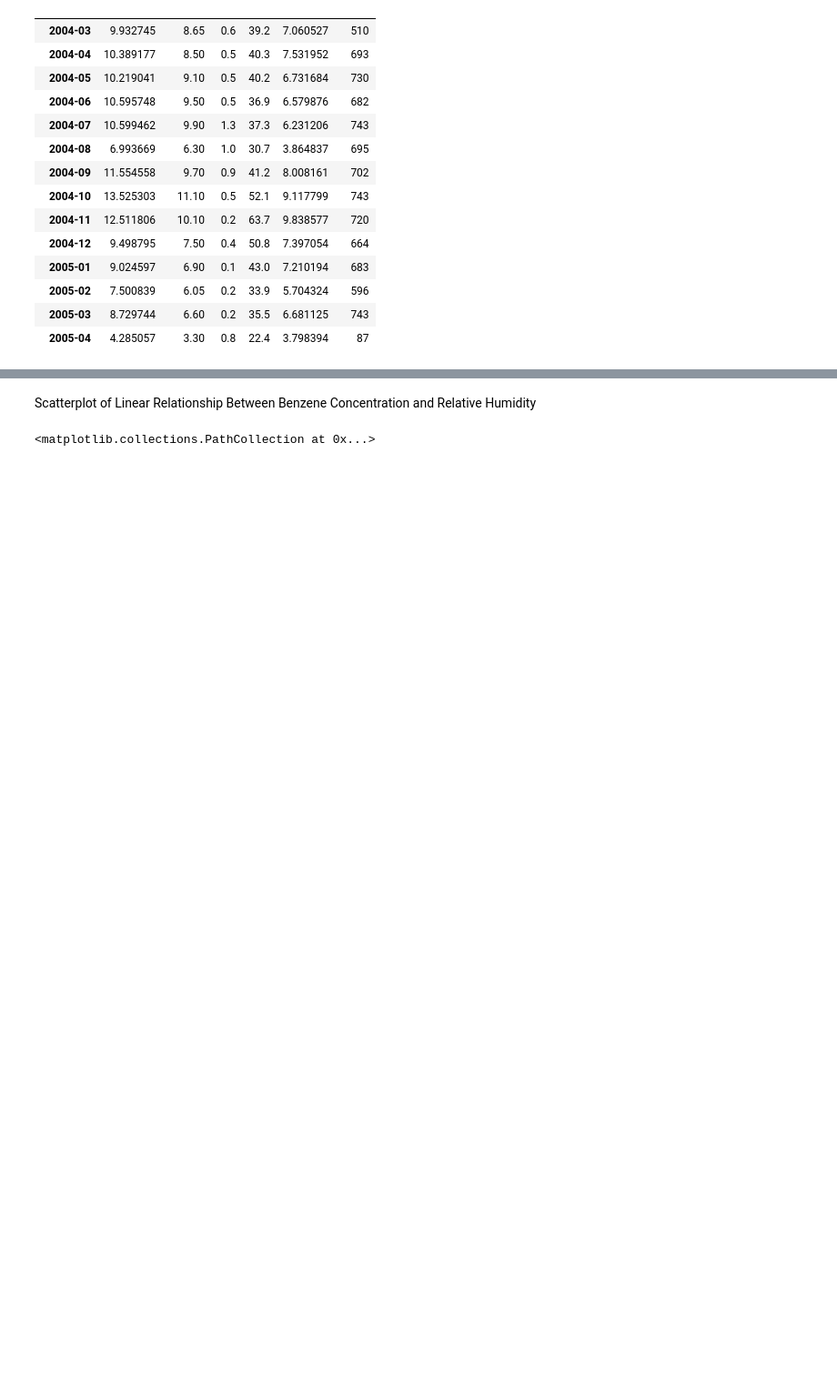
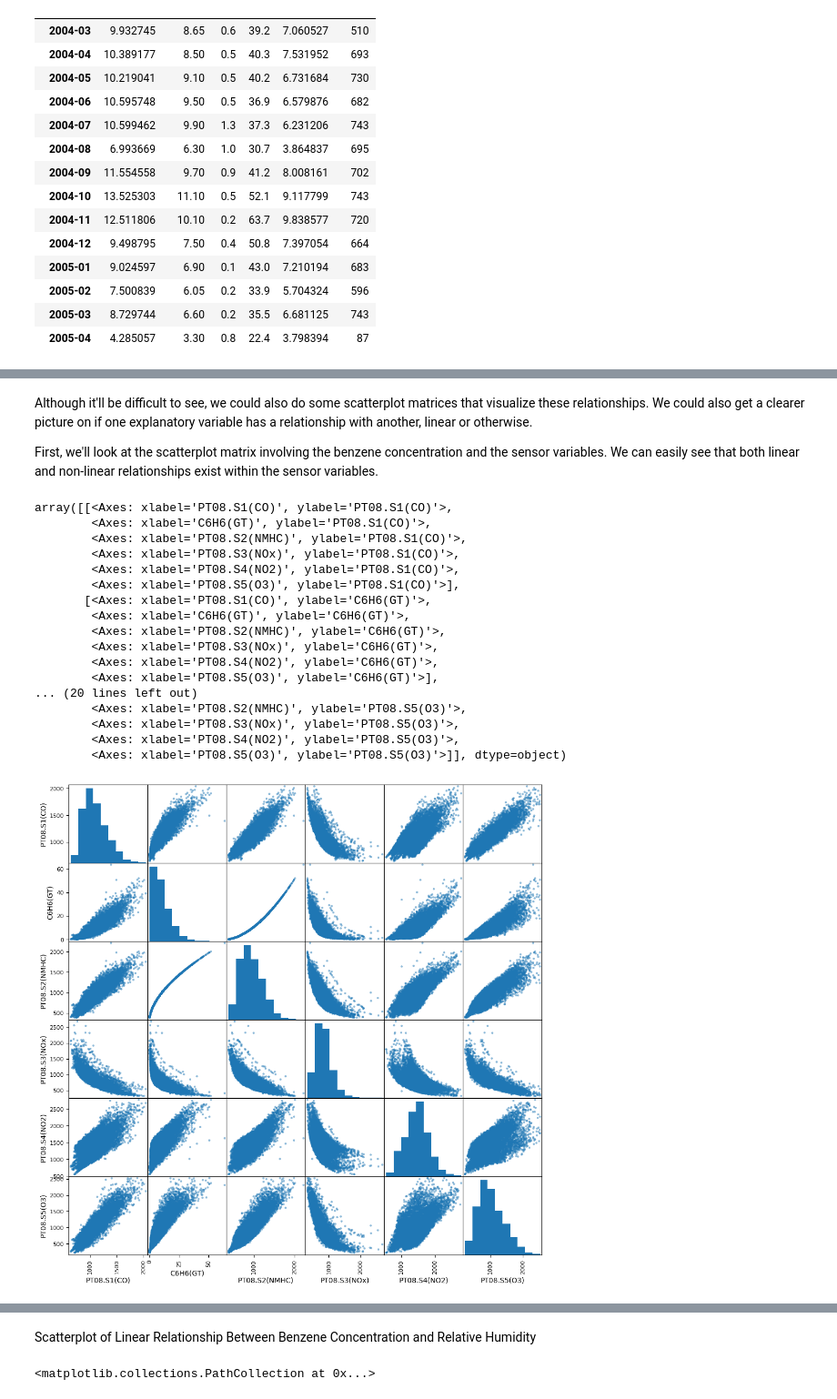
Before and after one commit to cashby-890/ST-554-Project1, a Jupyter notebook: Task2/ST_554_Project_1_Task_2.ipynb, the cells around one changed output, grey strips where cells are left out. Shown at 91% size. Saved outputs shown, nothing was run; the diff lists cells and outputs as text; code cells hidden in the pictures; blank space fills up the shorter version.

```diff
--- a/Task2/ST_554_Project_1_Task_2.ipynb
+++ b/Task2/ST_554_Project_1_Task_2.ipynb
@@ -315,0 +337,25 @@ Scatterplot of Linear Relationship Between Benzene Concentration and Temperature
+# %% [markdown]
+Although it'll be difficult to see, we could also do some scatterplot matrices that visualize these relationships. We could also get a clearer picture on if one explanatory variable has a relationship with another, linear or otherwise.
+
+First, we'll look at the scatterplot matrix involving the benzene concentration and the sensor variables. We can easily see that both linear and non-linear relationships exist within the sensor variables.
+# %%
+pd.plotting.scatter_matrix(aq_cleaned_relevant_data.iloc[:,0:6],figsize=(12,12))
+# %% [output]
+array([[<Axes: xlabel='PT08.S1(CO)', ylabel='PT08.S1(CO)'>,
+        <Axes: xlabel='C6H6(GT)', ylabel='PT08.S1(CO)'>,
+        <Axes: xlabel='PT08.S2(NMHC)', ylabel='PT08.S1(CO)'>,
+        <Axes: xlabel='PT08.S3(NOx)', ylabel='PT08.S1(CO)'>,
+        <Axes: xlabel='PT08.S4(NO2)', ylabel='PT08.S1(CO)'>,
+        <Axes: xlabel='PT08.S5(O3)', ylabel='PT08.S1(CO)'>],
+       [<Axes: xlabel='PT08.S1(CO)', ylabel='C6H6(GT)'>,
+        <Axes: xlabel='C6H6(GT)', ylabel='C6H6(GT)'>,
+        <Axes: xlabel='PT08.S2(NMHC)', ylabel='C6H6(GT)'>,
+        <Axes: xlabel='PT08.S3(NOx)', ylabel='C6H6(GT)'>,
+        <Axes: xlabel='PT08.S4(NO2)', ylabel='C6H6(GT)'>,
+        <Axes: xlabel='PT08.S5(O3)', ylabel='C6H6(GT)'>],
+... (20 lines left out)
+        <Axes: xlabel='PT08.S2(NMHC)', ylabel='PT08.S5(O3)'>,
+        <Axes: xlabel='PT08.S3(NOx)', ylabel='PT08.S5(O3)'>,
+        <Axes: xlabel='PT08.S4(NO2)', ylabel='PT08.S5(O3)'>,
+        <Axes: xlabel='PT08.S5(O3)', ylabel='PT08.S5(O3)'>]], dtype=object)
+[figure, added]
```
Also changed, not shown: parts of 40 cells of this notebook.
